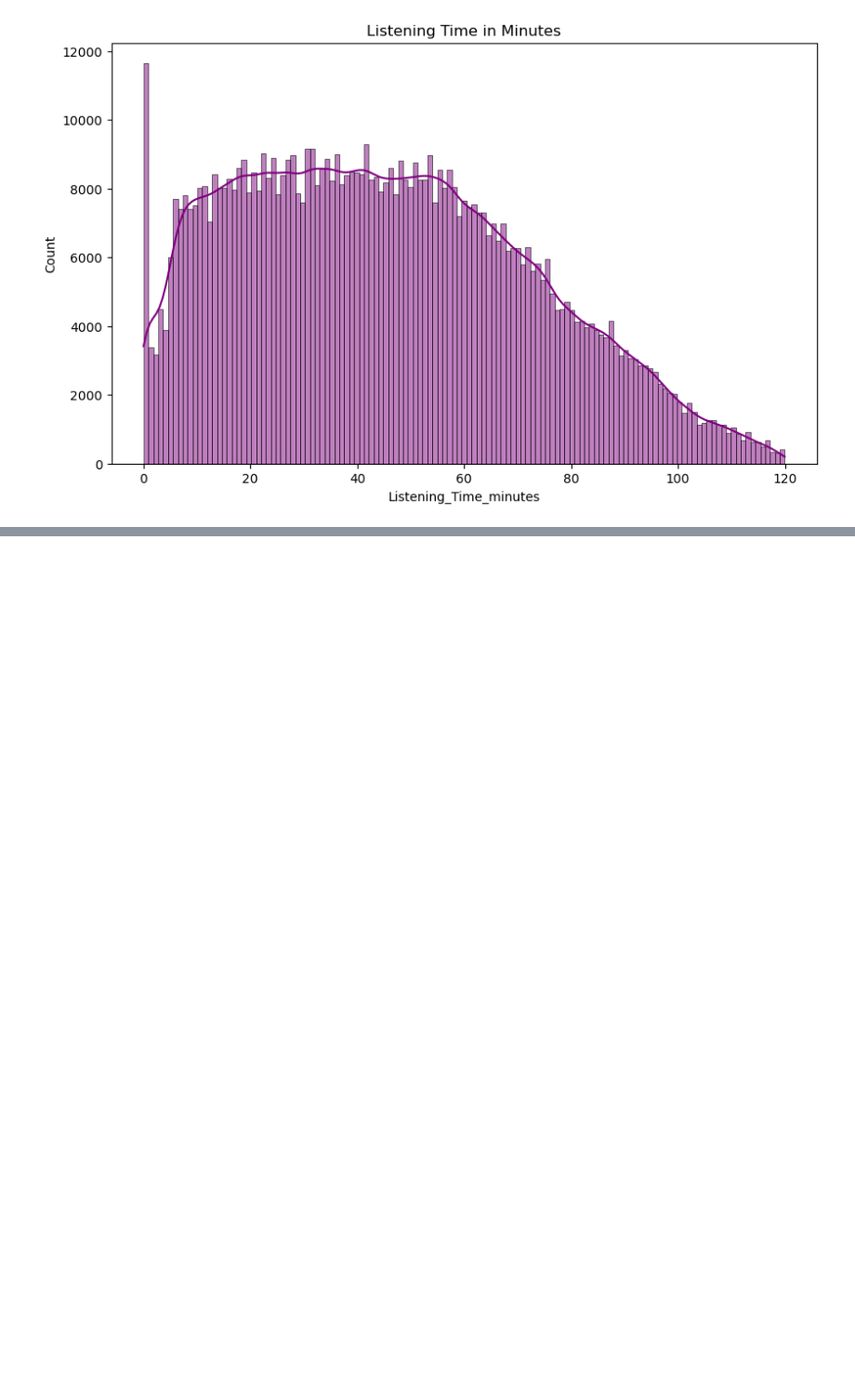
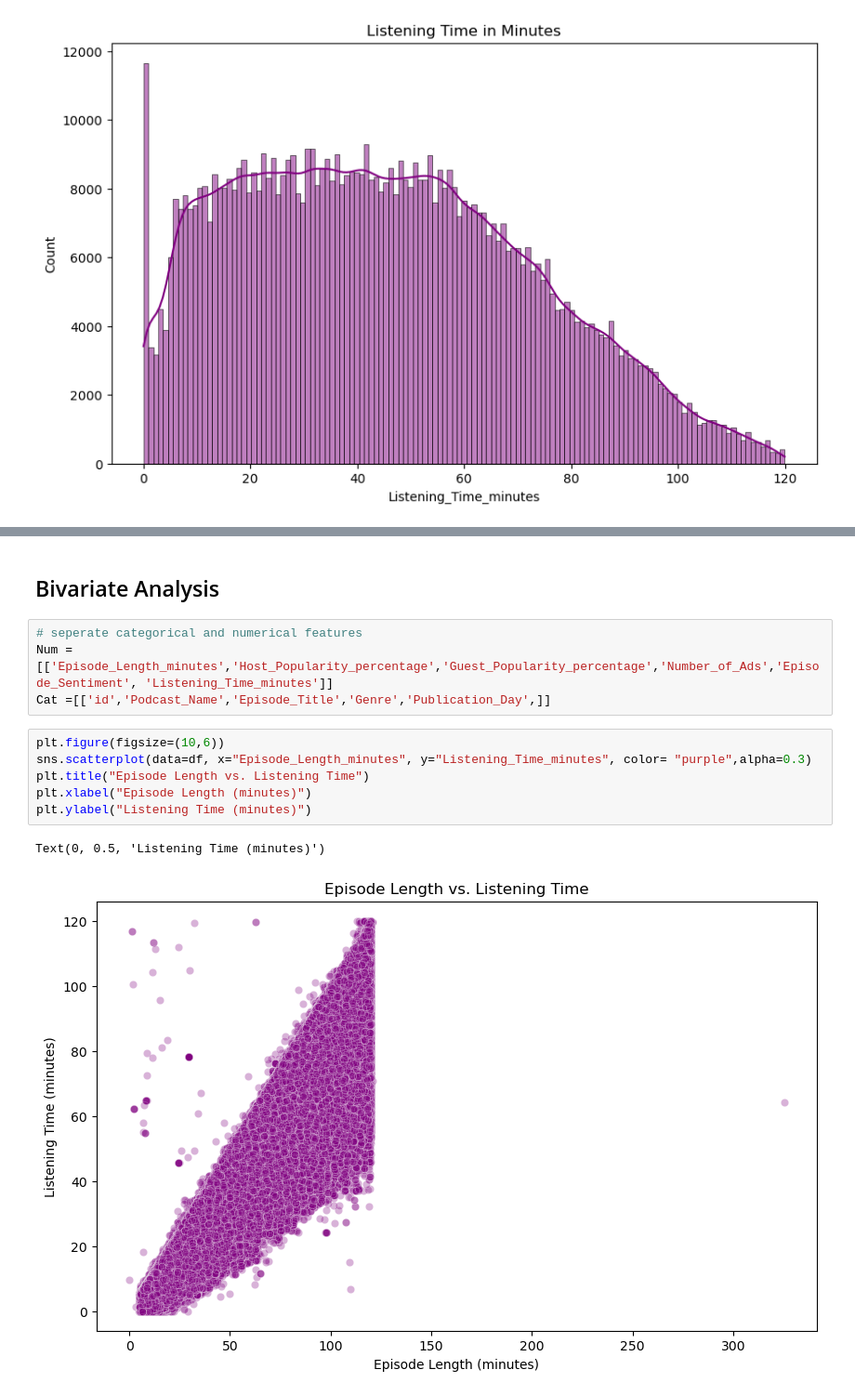
Before and after one commit to MaimunaBawa/Predict-Podcast-Listening-Time, a Jupyter notebook: Code/EDA-1.ipynb, the cells around one changed output, grey strips where cells are left out. Shown at 93% size. Saved outputs shown, nothing was run; the diff lists cells and outputs as text; blank space fills up the shorter version.

```diff
--- a/Code/EDA-1.ipynb
+++ b/Code/EDA-1.ipynb
@@ -202,0 +285,15 @@ plt.show()
+# %% [markdown]
+## Bivariate Analysis
+# %%
+# seperate categorical and numerical features
+Num =[['Episode_Length_minutes','Host_Popularity_percentage','Guest_Popularity_percentage','Number_of_Ads','Episode_Sentiment', 'Listening_Time_minutes']]
+Cat =[['id','Podcast_Name','Episode_Title','Genre','Publication_Day',]]
+# %%
+plt.figure(figsize=(10,6))
+sns.scatterplot(data=df, x="Episode_Length_minutes", y="Listening_Time_minutes", color= "purple",alpha=0.3)
+plt.title("Episode Length vs. Listening Time")
+plt.xlabel("Episode Length (minutes)")
+plt.ylabel("Listening Time (minutes)")
+# %% [output]
+Text(0, 0.5, 'Listening Time (minutes)')
+[figure, added]
```
Also changed, not shown: parts of 13 cells of this notebook, 2 other files.
